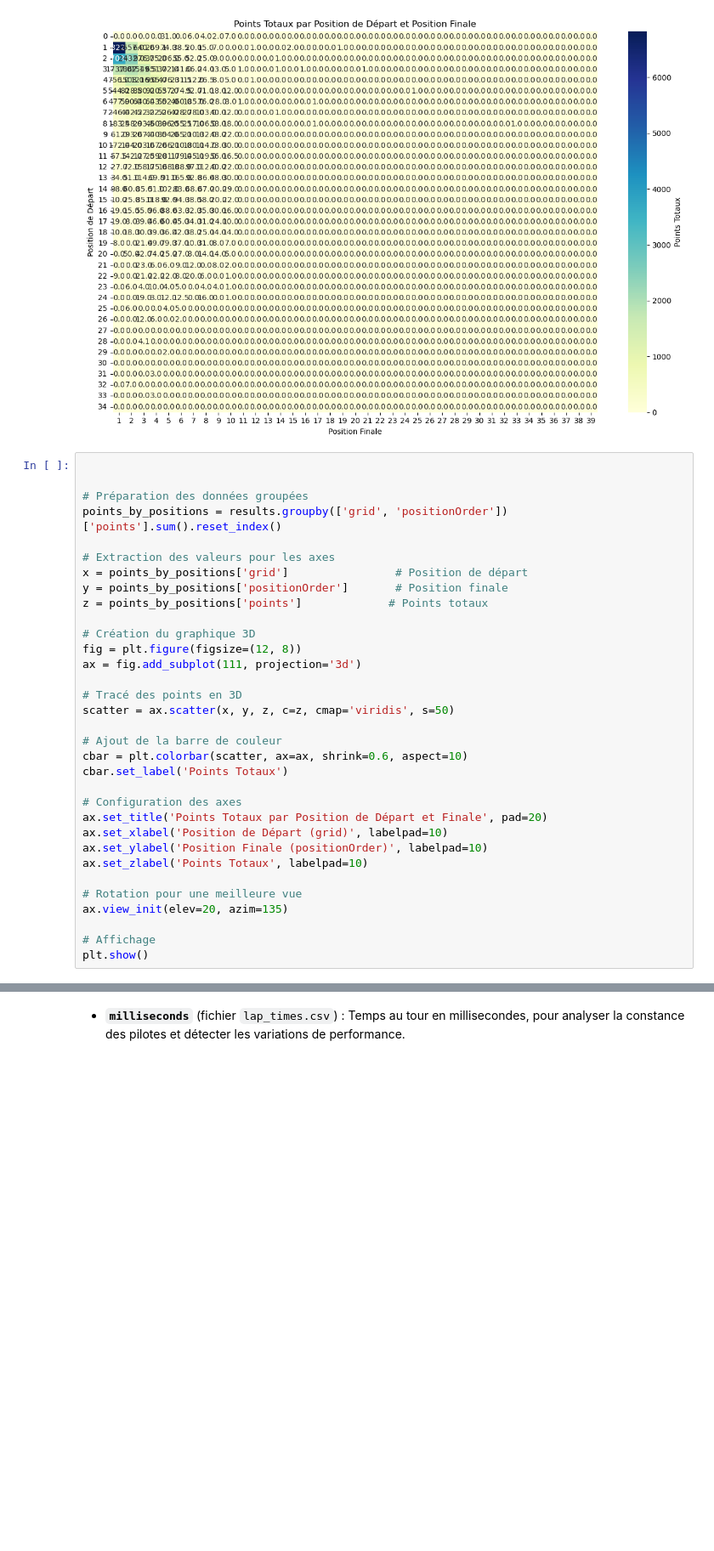
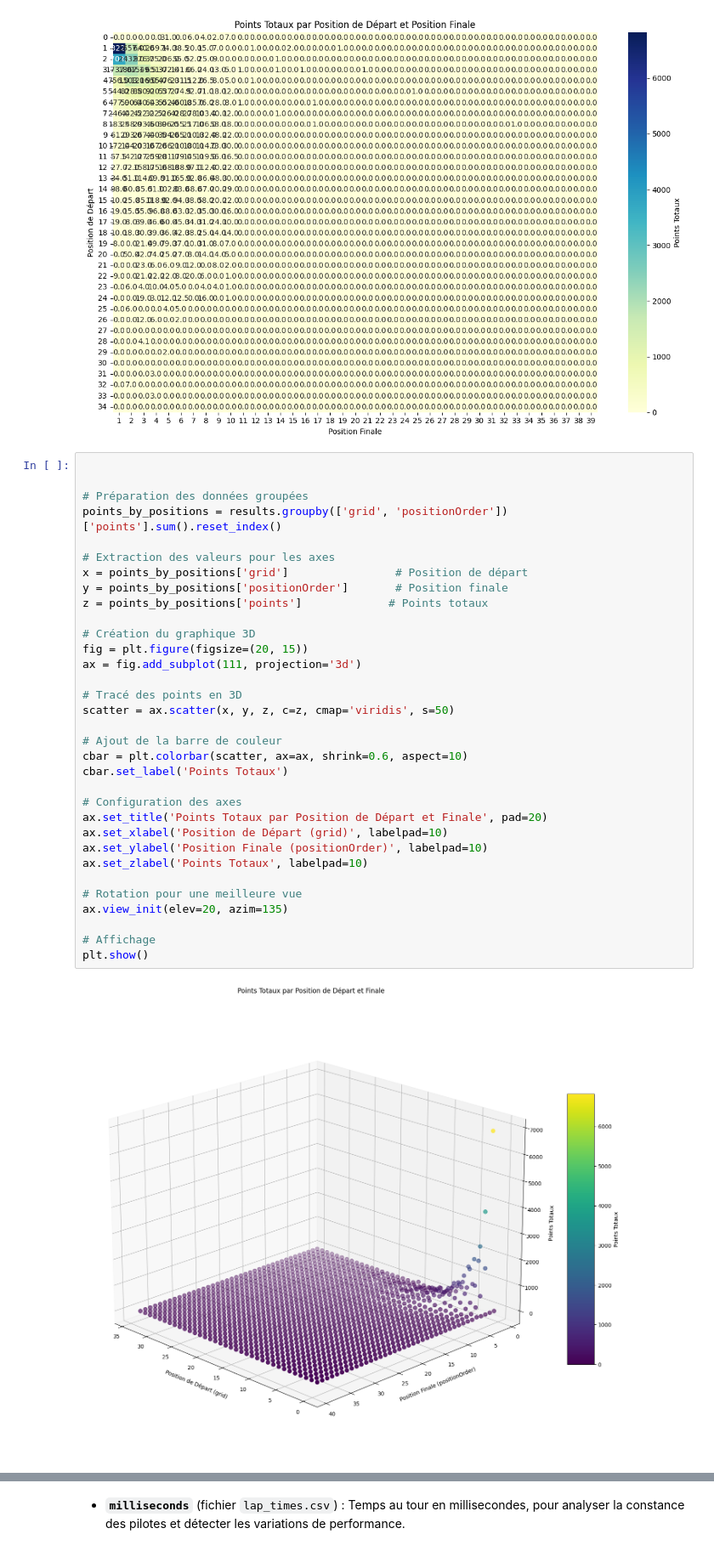
Before and after one commit to Math-ieu/Projet-PACTE-4A, a Jupyter notebook: f1-pacte.ipynb, the cells around one changed output, grey strips where cells are left out. Shown at 85% size. Cells and saved outputs as stored; diff of their text form; blank space fills up the shorter version.

```diff
--- a/f1-pacte.ipynb
+++ b/f1-pacte.ipynb
@@ -466,34 +464,36 @@ plt.show()
 
 # Préparation des données groupées
 points_by_positions = results.groupby(['grid', 'positionOrder'])['points'].sum().reset_index()
 
 # Extraction des valeurs pour les axes
 x = points_by_positions['grid']                # Position de départ
 y = points_by_positions['positionOrder']       # Position finale
 z = points_by_positions['points']             # Points totaux
 
 # Création du graphique 3D
-fig = plt.figure(figsize=(12, 8))
+fig = plt.figure(figsize=(20, 15))
 ax = fig.add_subplot(111, projection='3d')
 
 # Tracé des points en 3D
 scatter = ax.scatter(x, y, z, c=z, cmap='viridis', s=50)
 
 # Ajout de la barre de couleur
 cbar = plt.colorbar(scatter, ax=ax, shrink=0.6, aspect=10)
 cbar.set_label('Points Totaux')
 
 # Configuration des axes
 ax.set_title('Points Totaux par Position de Départ et Finale', pad=20)
 ax.set_xlabel('Position de Départ (grid)', labelpad=10)
 ax.set_ylabel('Position Finale (positionOrder)', labelpad=10)
 ax.set_zlabel('Points Totaux', labelpad=10)
 
 # Rotation pour une meilleure vue
 ax.view_init(elev=20, azim=135)
 
 # Affichage
 plt.show()
+# %% [output]
+[figure, added]
 # %%
 # Création de l'histogramme
 plt.figure(figsize=(10, 6))
```
Also changed, not shown: parts of 7 cells of this notebook.
